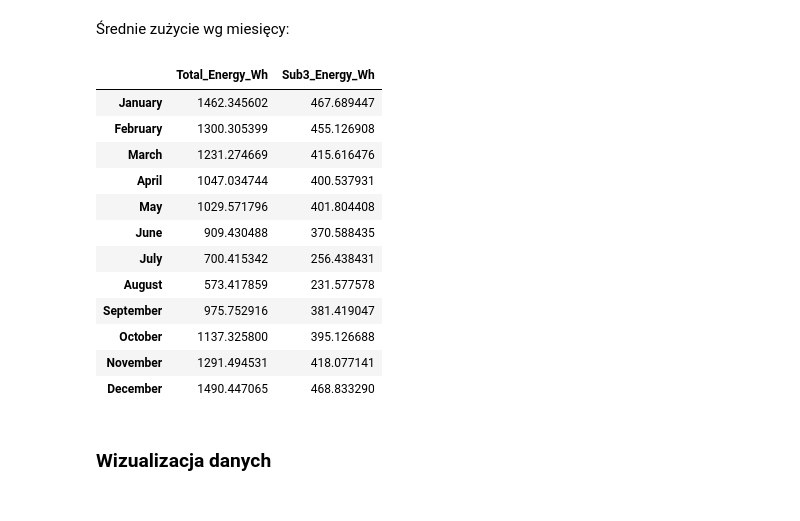
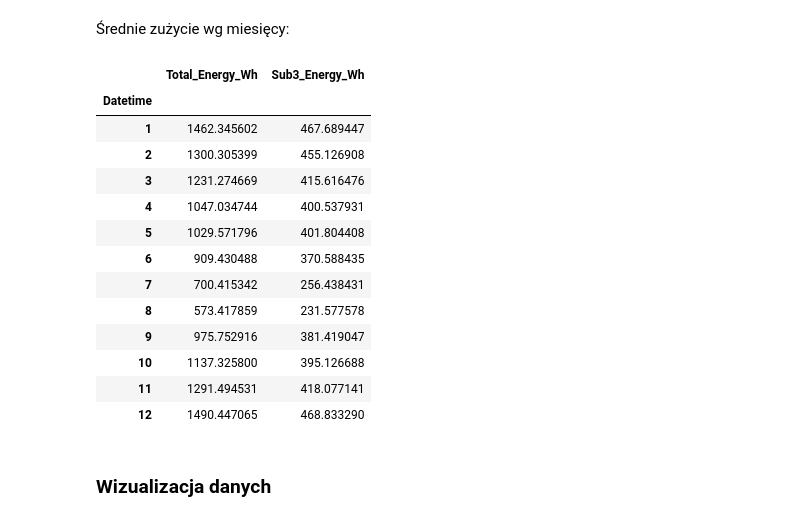
Before and after one commit to KonradKasza/DatasetsAnalysis, a Jupyter notebook: notebooks/electricusage.ipynb, the cells around one changed output. Cells and saved outputs as stored; diff of their text form; code cells hidden in the pictures.

```diff
--- a/notebooks/electricusage.ipynb
+++ b/notebooks/electricusage.ipynb
@@ -64,25 +67,27 @@ Name: count, dtype: int64
 # %% [markdown]
 Średnie zużycie wg miesięcy:
 # %%
+monthly_comparison = df.groupby(df.index.month)[['Global_active_power', 'Sub_metering_3']].mean()
 df_energy = pd.DataFrame(index=monthly_comparison.index)
 df_energy['Total_Energy_Wh'] = monthly_comparison['Global_active_power'] * 1000
 df_energy['Sub3_Energy_Wh'] = monthly_comparison['Sub_metering_3'] * 60
 
 display(df_energy)
 # %% [output]
 |  | Total_Energy_Wh | Sub3_Energy_Wh |
-| January | 1462.345602 | 467.689447 |
-| February | 1300.305399 | 455.126908 |
-| March | 1231.274669 | 415.616476 |
-| April | 1047.034744 | 400.537931 |
-| May | 1029.571796 | 401.804408 |
-| June | 909.430488 | 370.588435 |
-| July | 700.415342 | 256.438431 |
-| August | 573.417859 | 231.577578 |
-| September | 975.752916 | 381.419047 |
-| October | 1137.325800 | 395.126688 |
-| November | 1291.494531 | 418.077141 |
-| December | 1490.447065 | 468.833290 |
+| Datetime |  |  |
+| 1 | 1462.345602 | 467.689447 |
+| 2 | 1300.305399 | 455.126908 |
+| 3 | 1231.274669 | 415.616476 |
+| 4 | 1047.034744 | 400.537931 |
+| 5 | 1029.571796 | 401.804408 |
+| 6 | 909.430488 | 370.588435 |
+| 7 | 700.415342 | 256.438431 |
+| 8 | 573.417859 | 231.577578 |
+| 9 | 975.752916 | 381.419047 |
+| 10 | 1137.325800 | 395.126688 |
+| 11 | 1291.494531 | 418.077141 |
+| 12 | 1490.447065 | 468.833290 |
 # %% [markdown]
 ### Wizualizacja danych
 # %%
```
Also changed, not shown: parts of 3 cells of this notebook.
